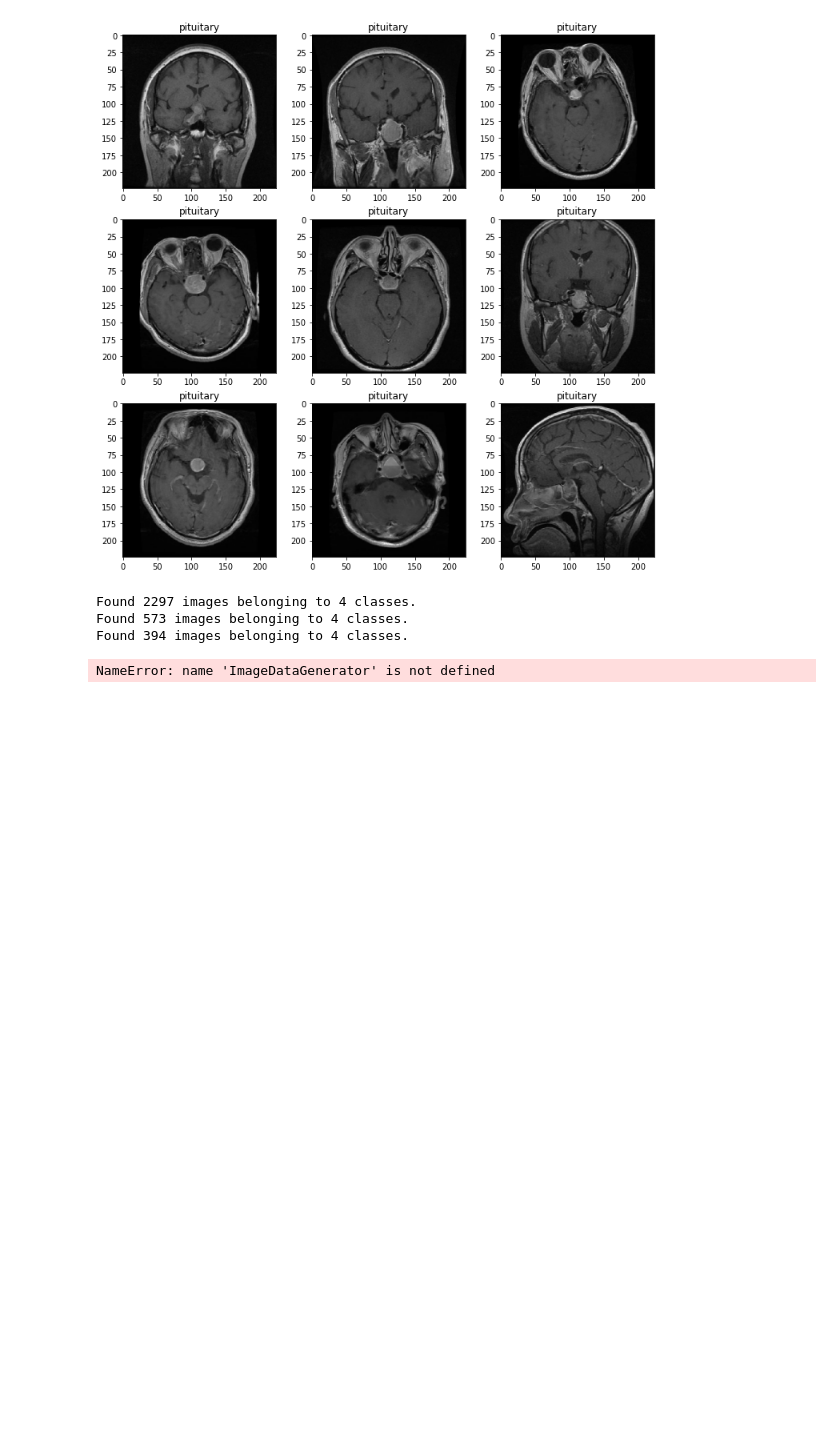
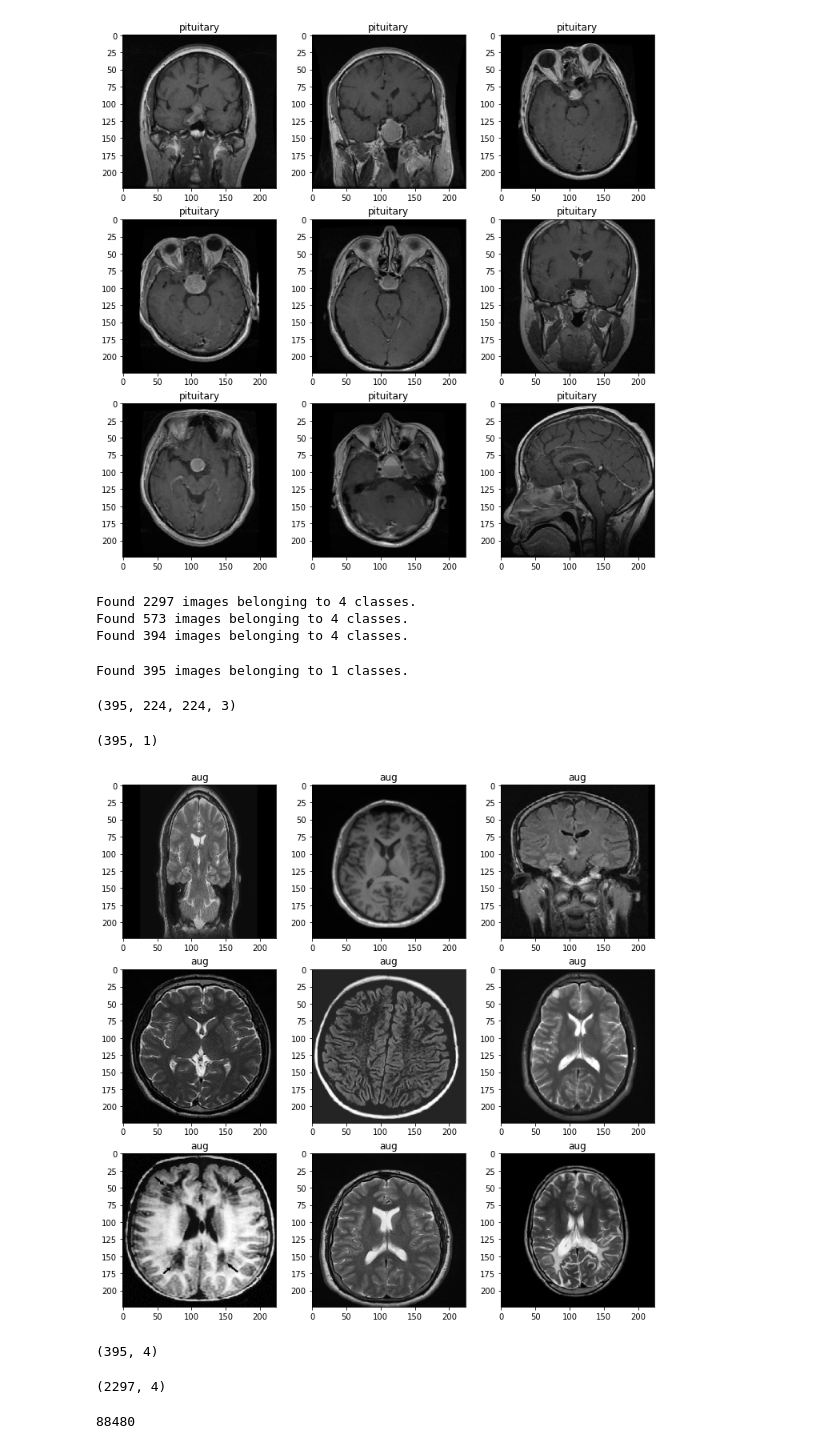
Before and after one commit to Jacobheyman702/Brain_tumor_classifer, a Jupyter notebook: Image_Analysis.ipynb, the cells around one changed output. Cells and saved outputs as stored; diff of their text form; code cells hidden in the pictures; blank space fills up the shorter version.

```diff
--- a/Image_Analysis.ipynb
+++ b/Image_Analysis.ipynb
@@ -220,18 +220,23 @@ Found 394 images belonging to 4 classes.
 hflip = ImageDataGenerator(rescale=1./255,horizontal_flip=True)
 
 no_tumor_aug = hflip.flow_from_directory(train_directory,
-                                        target_size=(244,244),
+                                        target_size=(224,224),
                                         batch_size = 395,
                                         seed = 123,
                                         classes= ['no_tumor'])
-
-data_aug_images = [images[0] for images in no_tumor_aug]
-
-concat_aug_images = np.vstack(data_aug_images)
-
-concat_aug_labels = np.array([1.,0.,0.,0.] for i in range(len(concat_aug_images)))
-
-train_images_aug = np.concatenate((concat_aug_images,train_images))
-train_labels_aug = np.concatenate((concat_aug_labels,train_labels_aug))
 # %% [output]
-NameError: name 'ImageDataGenerator' is not defined
+Found 395 images belonging to 1 classes.
+# %%
+no_tumor_images_aug, no_tumor_images_labels = next(no_tumor_aug)
+# %%
+no_tumor_images_aug.shape
+# %% [output]
+(395, 224, 224, 3)
+# %%
+no_tumor_images_labels.shape
+# %% [output]
+(395, 1)
+# %%
+image_subplot(no_tumor_images_aug,'aug')
+# %% [output]
+[figure, added]
@@ -237,0 +247,12 @@ NameError: name 'ImageDataGenerator' is not defined
+# %%
+concat_notumor_labels.shape
+# %% [output]
+(395, 4)
+# %%
+train_labels.shape
+# %% [output]
+(2297, 4)
+# %%
+len(concat_notumor_images)
+# %% [output]
+88480
```
Also changed, not shown: parts of 19 cells of this notebook, 1 other file.
